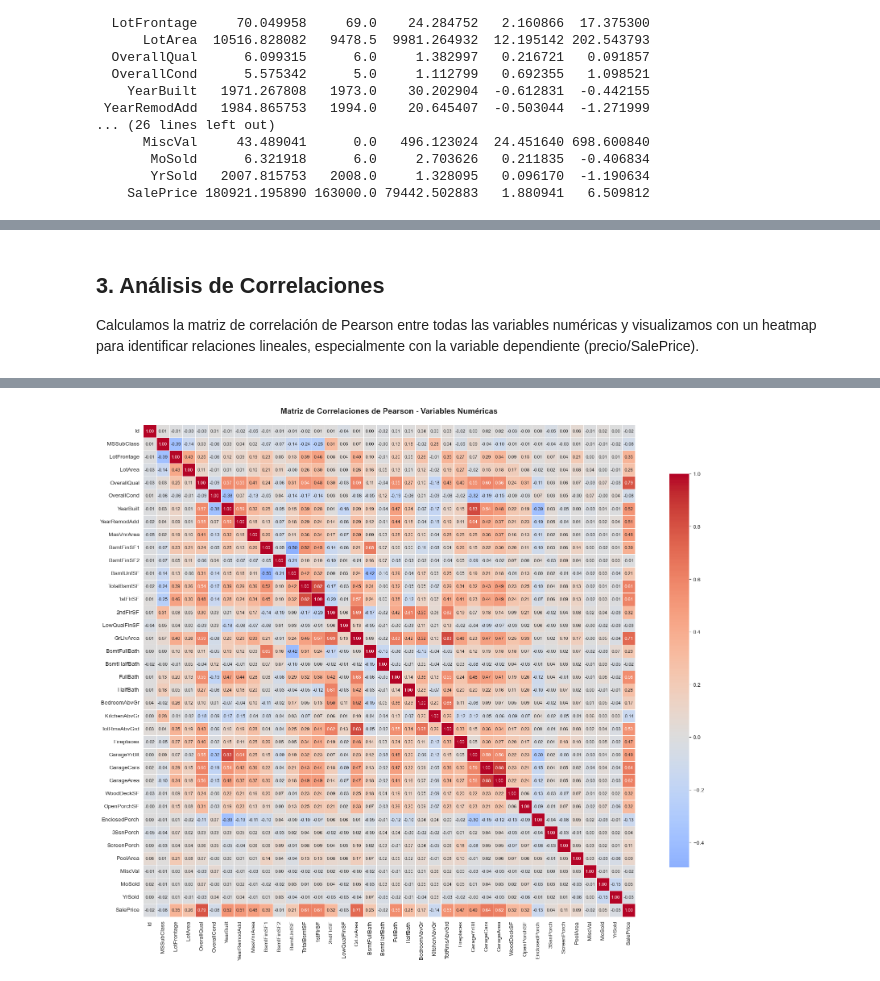
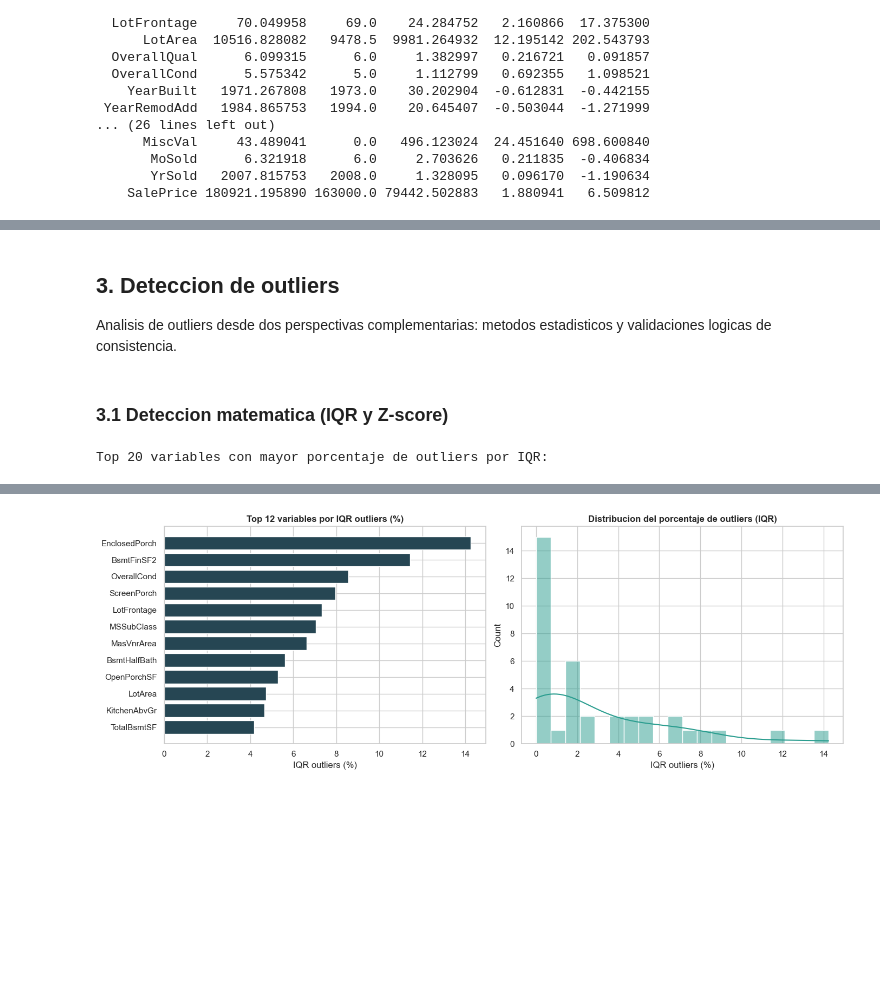
Before and after one commit to kmgomezm/proyecto_estadistica_multivariada, a Jupyter notebook: notebooks/EDA_Previo_PrecioCasas.ipynb, the cells around one changed output, grey strips where cells are left out. Drawn from its saved outputs; the diff is of its cells as text; code cells hidden in the pictures; blank space fills up the shorter version.

```diff
--- a/notebooks/EDA_Previo_PrecioCasas.ipynb
+++ b/notebooks/EDA_Previo_PrecioCasas.ipynb
@@ -9,16 +14,19 @@ Se analizarán distribuciones univariadas, correlaciones bivariadas, relaciones
 # %%
-# Importar librerías necesarias
+# Importar librerias necesarias
+import warnings
+import numpy as np
 import pandas as pd
-import numpy as np
 import matplotlib.pyplot as plt
 import seaborn as sns
+
 from scipy import stats
 from statsmodels.stats.outliers_influence import variance_inflation_factor
-import warnings
-warnings.filterwarnings('ignore')
 
-# Configurar estilo para visualizaciones
-sns.set_style("whitegrid")
-plt.rcParams['figure.figsize'] = (14, 6)
-plt.rcParams['font.size'] = 10
+warnings.filterwarnings("ignore")
+
+# Configuracion visual global del cuaderno
+sns.set_theme(style="whitegrid", context="notebook", palette="crest")
+plt.rcParams["figure.figsize"] = (14, 6)
+plt.rcParams["font.size"] = 10
+pd.set_option("display.max_columns", None)
 # %% [markdown]
@@ -342,16 +338,56 @@ El histograma muestra la distribución de los precios de venta.
 # %% [markdown]
-## 3. Análisis de Correlaciones
+## 3. Deteccion de outliers
 
-Calculamos la matriz de correlación de Pearson entre todas las variables numéricas y visualizamos con un heatmap para identificar relaciones lineales, especialmente con la variable dependiente (precio/SalePrice).
+Analisis de outliers desde dos perspectivas complementarias: metodos estadisticos y validaciones logicas de consistencia.
+# %% [markdown]
+### 3.1 Deteccion matematica (IQR y Z-score)
 # %%
-# Calcular matriz de correlación
-correlation_matrix = df[numeric_cols].corr()
+# 3.1 Outliers por IQR y Z-score
+from scipy.stats import zscore
 
-# Crear heatmap de correlaciones
-plt.figure(figsize=(18, 14))
-sns.heatmap(correlation_matrix, annot=True, fmt='.2f', cmap='coolwarm', center=0,
-            square=True, linewidths=0.5, cbar_kws={"shrink": 0.8}, annot_kws={'size': 8})
-plt.title('Matriz de Correlaciones de Pearson - Variables Numéricas', fontsize=14, fontweight='bold', pad=20)
+num_cols = [c for c in df.select_dtypes(include="number").columns if c != "SalePrice"]
+outlier_rows = []
+
+for col in num_cols:
+    s = df[col].dropna()
+    if s.empty:
+        continue
+    q1, q3 = s.quantile([0.25, 0.75])
+    iqr = q3 - q1
+    lower_iqr = q1 - 1.5 * iqr
+    upper_iqr = q3 + 1.5 * iqr
+    iqr_count = int(((s < lower_iqr) | (s > upper_iqr)).sum())
+
+    if s.std(ddof=0) > 0:
+        z_count = int((np.abs(zscore(s, nan_policy="omit")) > 3).sum())
+    else:
+        z_count = 0
+
+    outlier_rows.append(
+        {
+            "variable": col,
+            "iqr_outliers": iqr_count,
+            "iqr_pct": (iqr_count / len(s)) * 100,
+            "zscore_outliers": z_count,
+            "zscore_pct": (z_count / len(s)) * 100,
+        }
+    )
+
+outlier_summary = pd.DataFrame(outlier_rows).sort_values("iqr_pct", ascending=False)
+print("Top 20 variables con mayor porcentaje de outliers por IQR:")
+display(outlier_summary.head(20))
+
+fig, axes = plt.subplots(1, 2, figsize=(14, 5))
+plot_df = outlier_summary.head(12).sort_values("iqr_pct", ascending=True)
+axes[0].barh(plot_df["variable"], plot_df["iqr_pct"], color="#264653")
+axes[0].set_title("Top 12 variables por IQR outliers (%)", fontweight="bold")
+axes[0].set_xlabel("IQR outliers (%)")
+
+sns.histplot(outlier_summary["iqr_pct"], bins=20, kde=True, ax=axes[1], color="#2a9d8f")
+axes[1].set_title("Distribucion del porcentaje de outliers (IQR)", fontweight="bold")
+axes[1].set_xlabel("IQR outliers (%)")
+
 plt.tight_layout()
 plt.show()
 # %% [output]
+Top 20 variables con mayor porcentaje de outliers por IQR:
@@ -358 +411 @@ plt.show()
-[figure, old version]
+[figure, new version]
```
Also changed, not shown: parts of 43 cells of this notebook, 1 other file.
